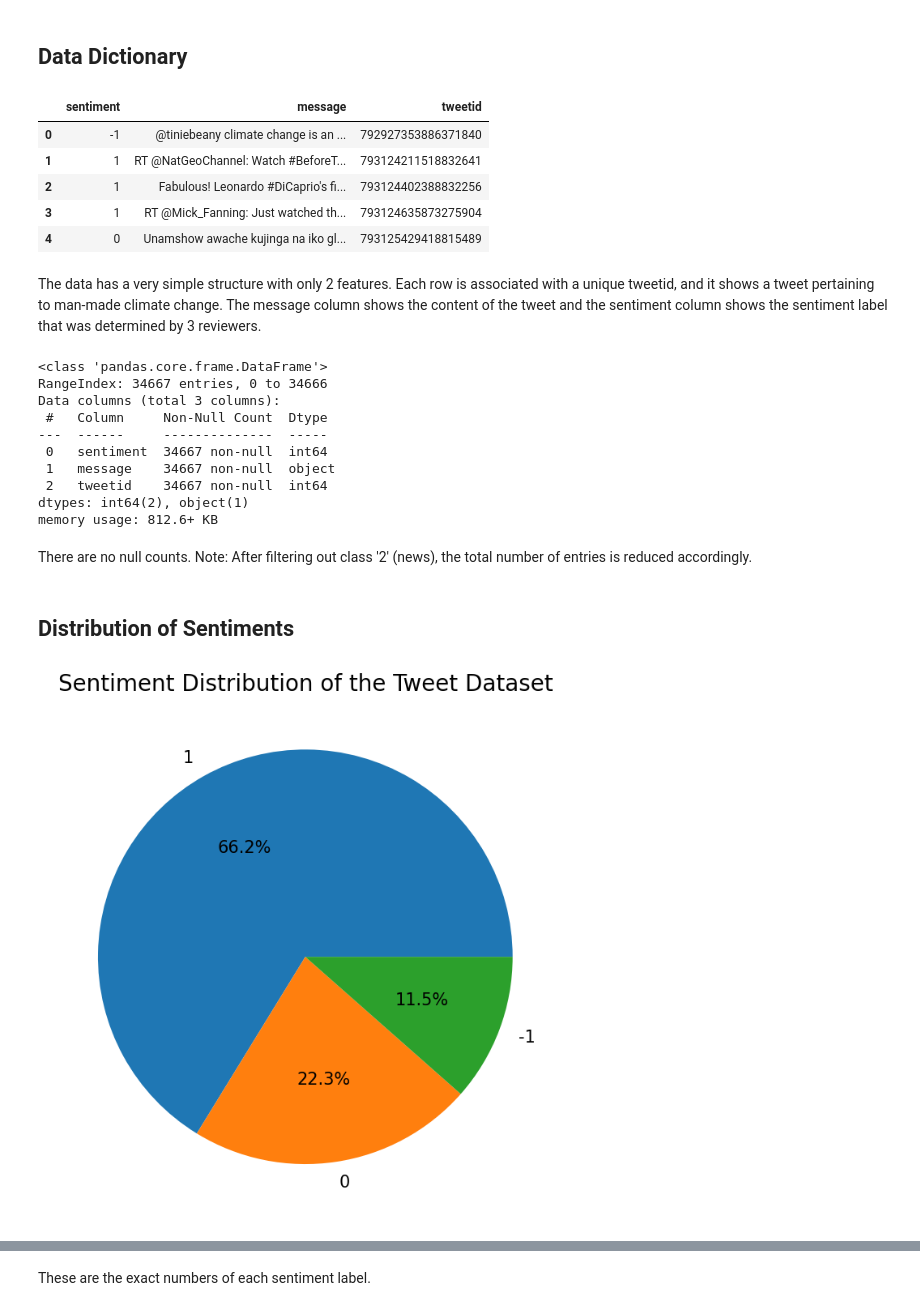
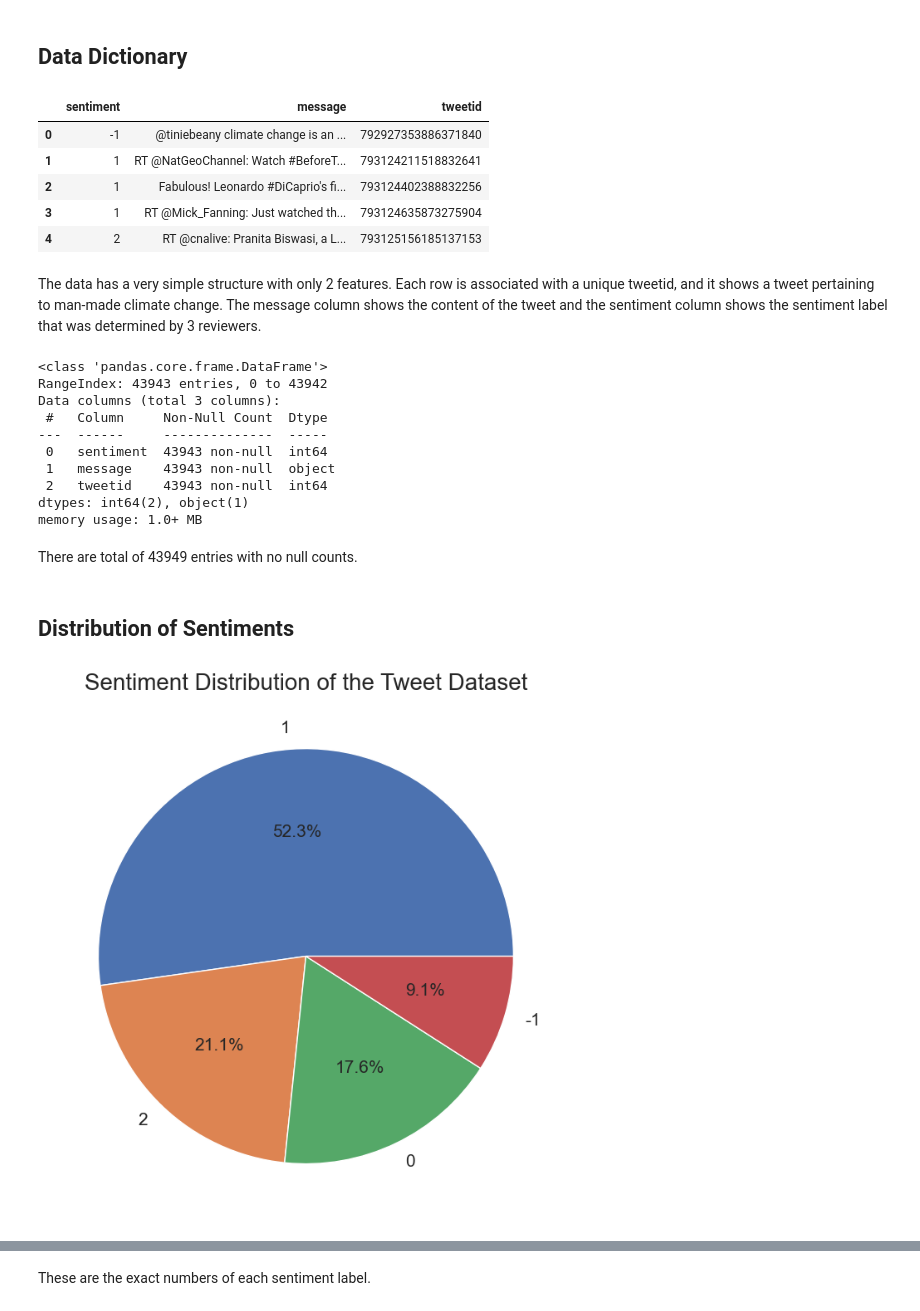
Before and after one commit to NafisNaufal/climate-change-sentiment-analysis, a Jupyter notebook: kaggle model/base.ipynb, the cells around one changed output, grey strips where cells are left out. Cells and saved outputs as stored; diff of their text form; code cells hidden in the pictures.

```diff
--- a/paper's model/twitter-climate-change-sentiment-analysis.ipynb
+++ b/kaggle model/base.ipynb
@@ -71,24 +60,7 @@ import json
 # %%
-# Install dependencies as needed:
-# pip install kagglehub[pandas-datasets]
-import kagglehub
-from kagglehub import KaggleDatasetAdapter
-
-# Set the path to the file you'd like to load
 file_path = "twitter_sentiment_data.csv"
 
-# Load the latest version
 df = kagglehub.load_dataset(
   KaggleDatasetAdapter.PANDAS,
   "edqian/twitter-climate-change-sentiment-dataset",
-  file_path,
-  # Provide any additional arguments like
-  # sql_query or pandas_kwargs. See the
-  # documenation for more information:
-  # https://github.com/Kaggle/kagglehub/blob/main/README.md#kaggledatasetadapterpandas
-)
-
-# Filter out the 'news' class (2) so we only keep sentiments -1, 0, 1
-df = df[df["sentiment"] != 2].copy()
-df.reset_index(drop=True, inplace=True)
-print("Kept sentiments:", sorted(df["sentiment"].unique()))
+  file_path,)
@@ -118,37 +108,32 @@ df.head()
 | 1 | 1 | RT @NatGeoChannel: Watch #BeforeT... | 793124211518832641 |
 | 2 | 1 | Fabulous! Leonardo #DiCaprio's fi... | 793124402388832256 |
 | 3 | 1 | RT @Mick_Fanning: Just watched th... | 793124635873275904 |
-| 4 | 0 | Unamshow awache kujinga na iko gl... | 793125429418815489 |
+| 4 | 2 | RT @cnalive: Pranita Biswasi, a L... | 793125156185137153 |
 # %% [markdown]
 The data has a very simple structure with only 2 features. Each row is associated with a unique tweetid, and it shows a tweet pertaining to man-made climate change. The message column shows the content of the tweet and the sentiment column shows the sentiment label that was determined by 3 reviewers.
 # %%
 df.info()
 # %% [output]
 <class 'pandas.core.frame.DataFrame'>
-RangeIndex: 34667 entries, 0 to 34666
+RangeIndex: 43943 entries, 0 to 43942
 Data columns (total 3 columns):
  #   Column     Non-Null Count  Dtype
 ---  ------     --------------  -----
- 0   sentiment  34667 non-null  int64
- 1   message    34667 non-null  object
- 2   tweetid    34667 non-null  int64
+ 0   sentiment  43943 non-null  int64
+ 1   message    43943 non-null  object
+ 2   tweetid    43943 non-null  int64
 dtypes: int64(2), object(1)
-memory usage: 812.6+ KB
+memory usage: 1.0+ MB
 # %% [markdown]
-There are no null counts. Note: After filtering out class '2' (news), the total number of entries is reduced accordingly.
+There are total of 43949 entries with no null counts.
 # %% [markdown]
 ## Distribution of Sentiments
 # %%
-plt.figure(figsize=(7, 7))
-plt.pie(
-    df.sentiment.value_counts().values,
-    labels=df.sentiment.value_counts().index,
-    autopct="%2.1f%%",
-    textprops={"fontsize": 15},
-)
-plt.title("Sentiment Distribution of the Tweet Dataset", fontsize=20)
+plt.figure(figsize = (7, 7))
+plt.pie(df.sentiment.value_counts().values, labels = df.sentiment.value_counts().index, autopct = '%2.1f%%', textprops={'fontsize': 15})
+plt.title('Sentiment Distribution of the Tweet Dataset', fontsize=20)
 plt.tight_layout()
 plt.show()
 # %% [output]
-[figure, old version]
+[figure, new version]
 # %% [markdown]
```
Also changed, not shown: parts of 51 cells of this notebook, 10 other files.
